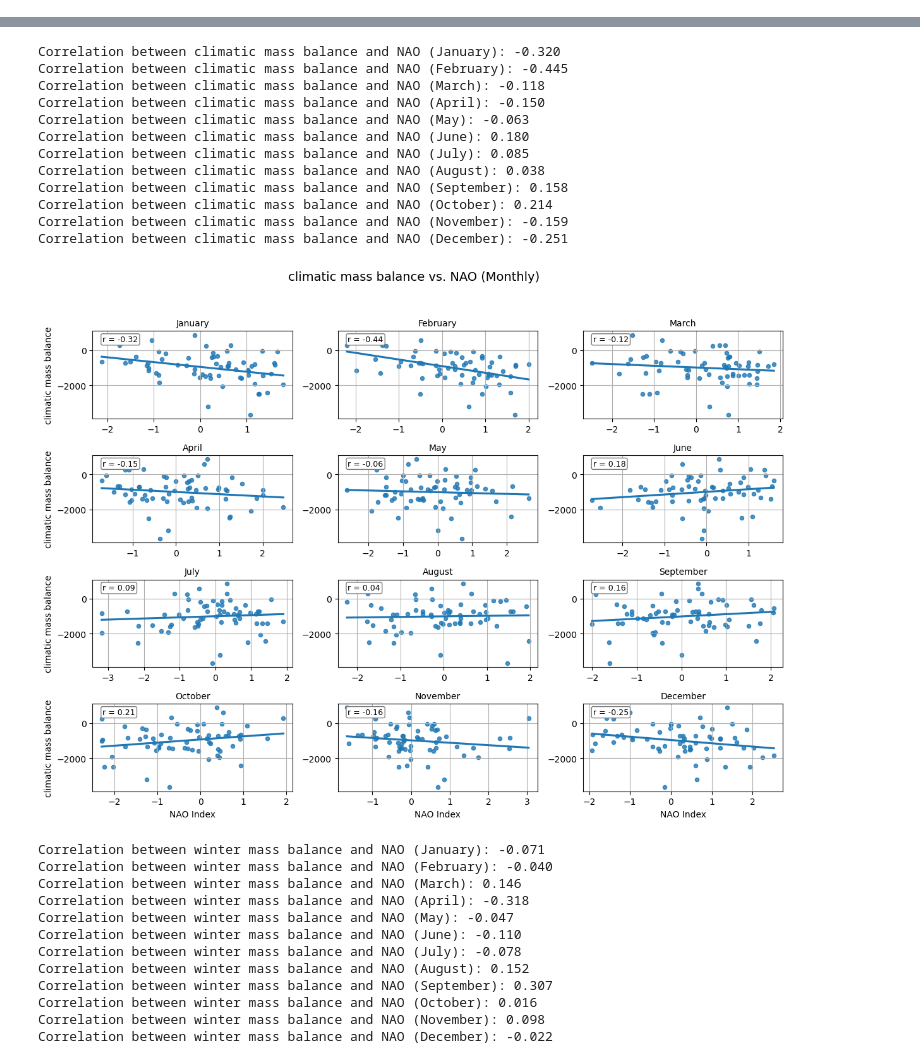
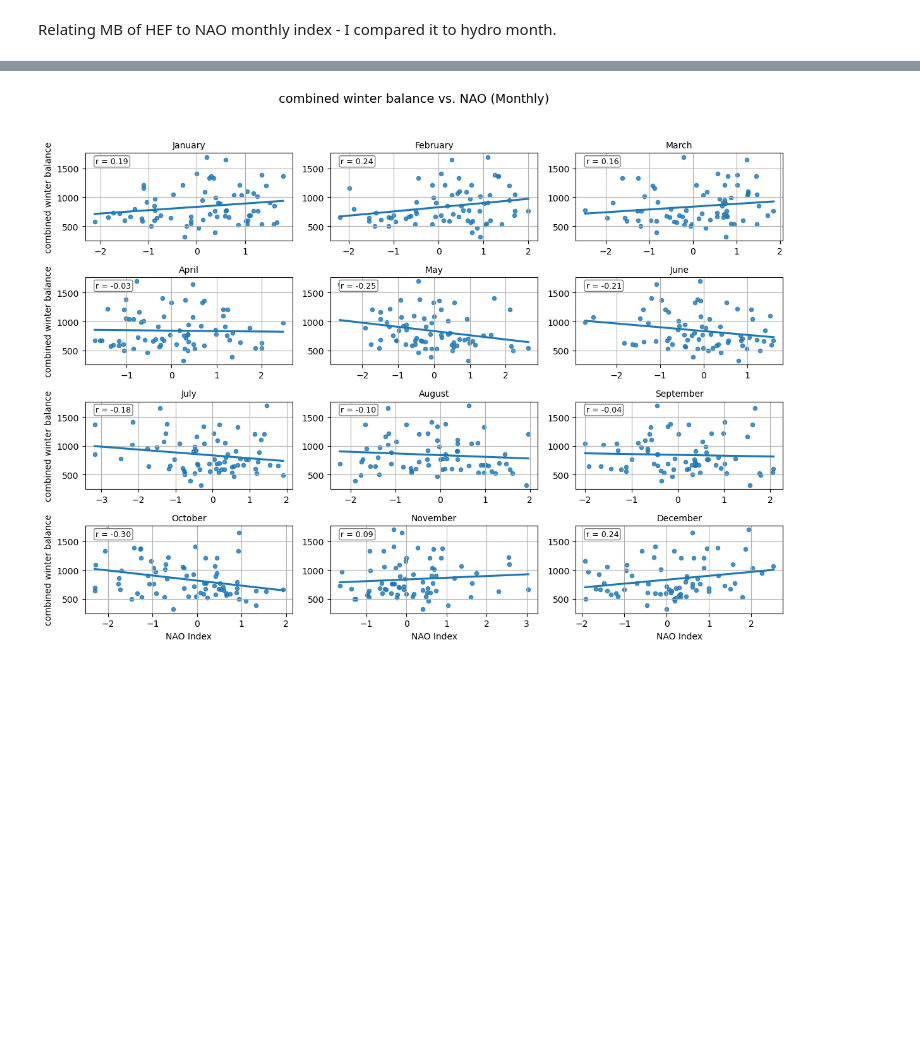
Before and after one commit to tarenmcleod/hef, a Jupyter notebook: NAO_index.ipynb, the cells around one changed output, grey strips where cells are left out. Drawn from its saved outputs; the diff is of its cells as text; code cells hidden in the pictures; blank space fills up the shorter version.

```diff
--- a/NAO_index.ipynb
+++ b/NAO_index.ipynb
@@ -1,3 +1,5 @@
+# %% [markdown]
+Relating MB of HEF to NAO monthly index - I compared it to hydro month.
 # %%
 import pandas as pd
 import matplotlib.pyplot as plt
@@ -5,18 +7,18 @@ import seaborn as sns
 
 # Load NAO index data from text file
 nao_file = "/home/pcuser/hef/norm.nao.monthly.b5001.current.ascii.txt"
-df_nao = pd.read_csv(nao_file, delim_whitespace=True, header=None, names=["hydrological_year", "month", "NAO_index"])
+df_nao = pd.read_csv(nao_file, delim_whitespace=True, header=None, names=["calendar_year", "month", "NAO_index"])
+df_nao["hydrological_year"] = df_nao["calendar_year"]
+df_nao.loc[df_nao["month"] >= 9, "hydrological_year"] += 1
 
 # Read in mass balance data
-df_hef_MB = pd.read_pickle("hef_MB.pkl")
+df_hef_MB = pd.read_pickle("hef_MB_combined.pkl")
 
 # Define mass balance variables to compare
 mass_balance_vars = [
-    "mean specific mass balance",
     "climatic mass balance",
-    "winter mass balance",
-    "winter mass balance B06",
-    "winter mass balance K99"
+    "combined winter balance",
+    "summer balance"
 ]
 
 # Plotting for each variable
@@ -59,8 +61,6 @@ for var in mass_balance_vars:
         ax.text(0.05, 0.95, f"r = {corr:.2f}", transform=ax.transAxes,
                 ha='left', va='top', fontsize=9, bbox=dict(boxstyle="round,pad=0.2", facecolor="white", edgecolor="gray"))
 
-        # Optional: print to console
-        print(f"Correlation between {var} and NAO ({month_name}): {corr:.3f}")
 
     plt.tight_layout(rect=[0, 0, 1, 0.95])  # Leave space for suptitle
     plt.show()
@@ -81,25 +69 @@ Correlation between mean specific mass balance and NAO (December): -0.242
-Correlation between climatic mass balance and NAO (January): -0.320
-Correlation between climatic mass balance and NAO (February): -0.445
-Correlation between climatic mass balance and NAO (March): -0.118
-Correlation between climatic mass balance and NAO (April): -0.150
-Correlation between climatic mass balance and NAO (May): -0.063
-Correlation between climatic mass balance and NAO (June): 0.180
-Correlation between climatic mass balance and NAO (July): 0.085
-Correlation between climatic mass balance and NAO (August): 0.038
-Correlation between climatic mass balance and NAO (September): 0.158
-Correlation between climatic mass balance and NAO (October): 0.214
-Correlation between climatic mass balance and NAO (November): -0.159
-Correlation between climatic mass balance and NAO (December): -0.251
-[figure, old version]
+[figure, new version]
-Correlation between winter mass balance and NAO (January): -0.071
-Correlation between winter mass balance and NAO (February): -0.040
-Correlation between winter mass balance and NAO (March): 0.146
-Correlation between winter mass balance and NAO (April): -0.318
-Correlation between winter mass balance and NAO (May): -0.047
-Correlation between winter mass balance and NAO (June): -0.110
-Correlation between winter mass balance and NAO (July): -0.078
-Correlation between winter mass balance and NAO (August): 0.152
-Correlation between winter mass balance and NAO (September): 0.307
-Correlation between winter mass balance and NAO (October): 0.016
-Correlation between winter mass balance and NAO (November): 0.098
-Correlation between winter mass balance and NAO (December): -0.022
```
Also changed, not shown: parts of 5 cells of this notebook, 4 other files.
